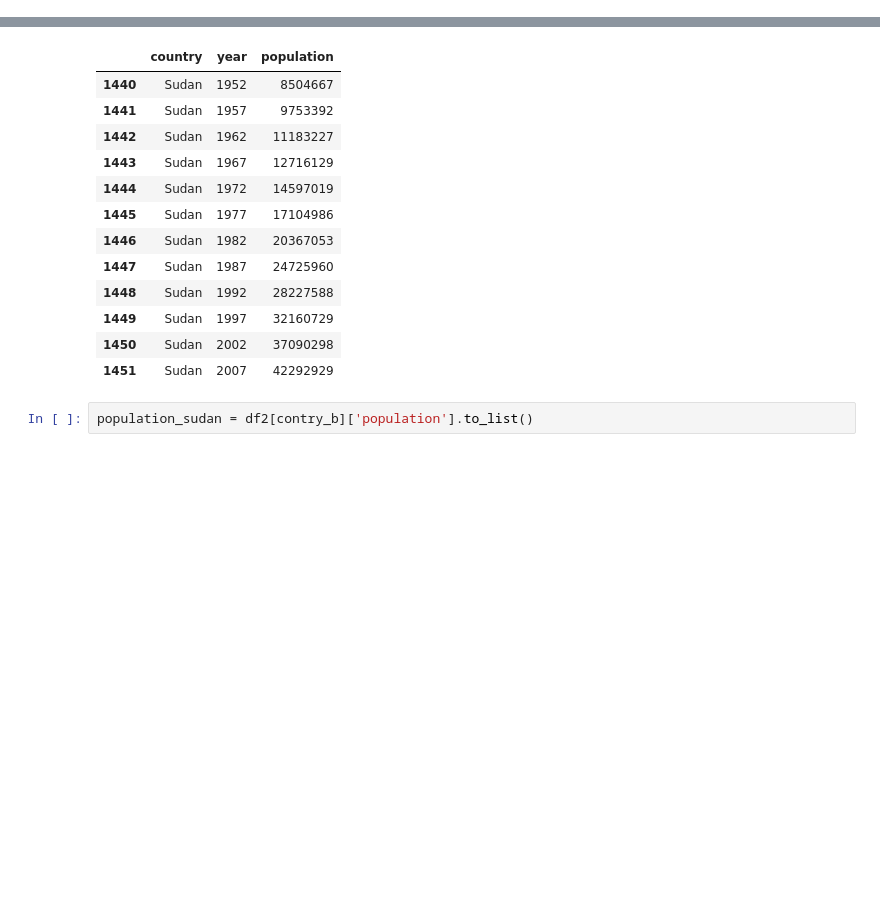
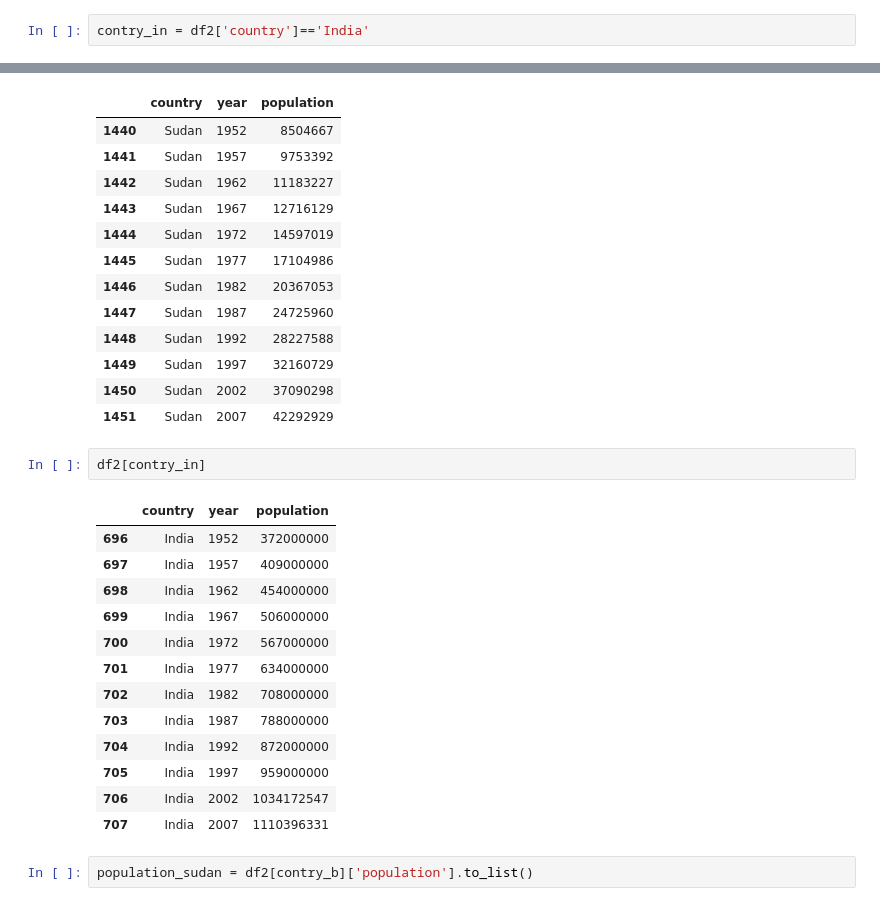
Before and after one commit to parikannappan/python_learning, a Jupyter notebook: extract_column_data_plot_pandas.ipynb, the cells around one changed output, grey strips where cells are left out. Saved outputs shown, nothing was run; the diff lists cells and outputs as text; blank space fills up the shorter version.

```diff
--- a/extract_column_data_plot_pandas.ipynb
+++ b/extract_column_data_plot_pandas.ipynb
@@ -60,6 +84,8 @@ df2['country'].count()
 contry_b = df2['country']=='Sudan'
 # %%
 contry_an = df2['country']=='Angola'
+# %%
+contry_in = df2['country']=='India'
 # %%
 contry_b
 # %% [output]
@@ -91,6 +117,22 @@ df2[contry_b]
 | 1449 | Sudan | 1997 | 32160729 |
 | 1450 | Sudan | 2002 | 37090298 |
 | 1451 | Sudan | 2007 | 42292929 |
+# %%
+df2[contry_in]
+# %% [output]
+|  | country | year | population |
+| 696 | India | 1952 | 372000000 |
+| 697 | India | 1957 | 409000000 |
+| 698 | India | 1962 | 454000000 |
+| 699 | India | 1967 | 506000000 |
+| 700 | India | 1972 | 567000000 |
+| 701 | India | 1977 | 634000000 |
+| 702 | India | 1982 | 708000000 |
+| 703 | India | 1987 | 788000000 |
+| 704 | India | 1992 | 872000000 |
+| 705 | India | 1997 | 959000000 |
+| 706 | India | 2002 | 1034172547 |
+| 707 | India | 2007 | 1110396331 |
 # %%
 population_sudan = df2[contry_b]['population'].to_list()
 # %%
```
Also changed, not shown: parts of 2 cells of this notebook.
